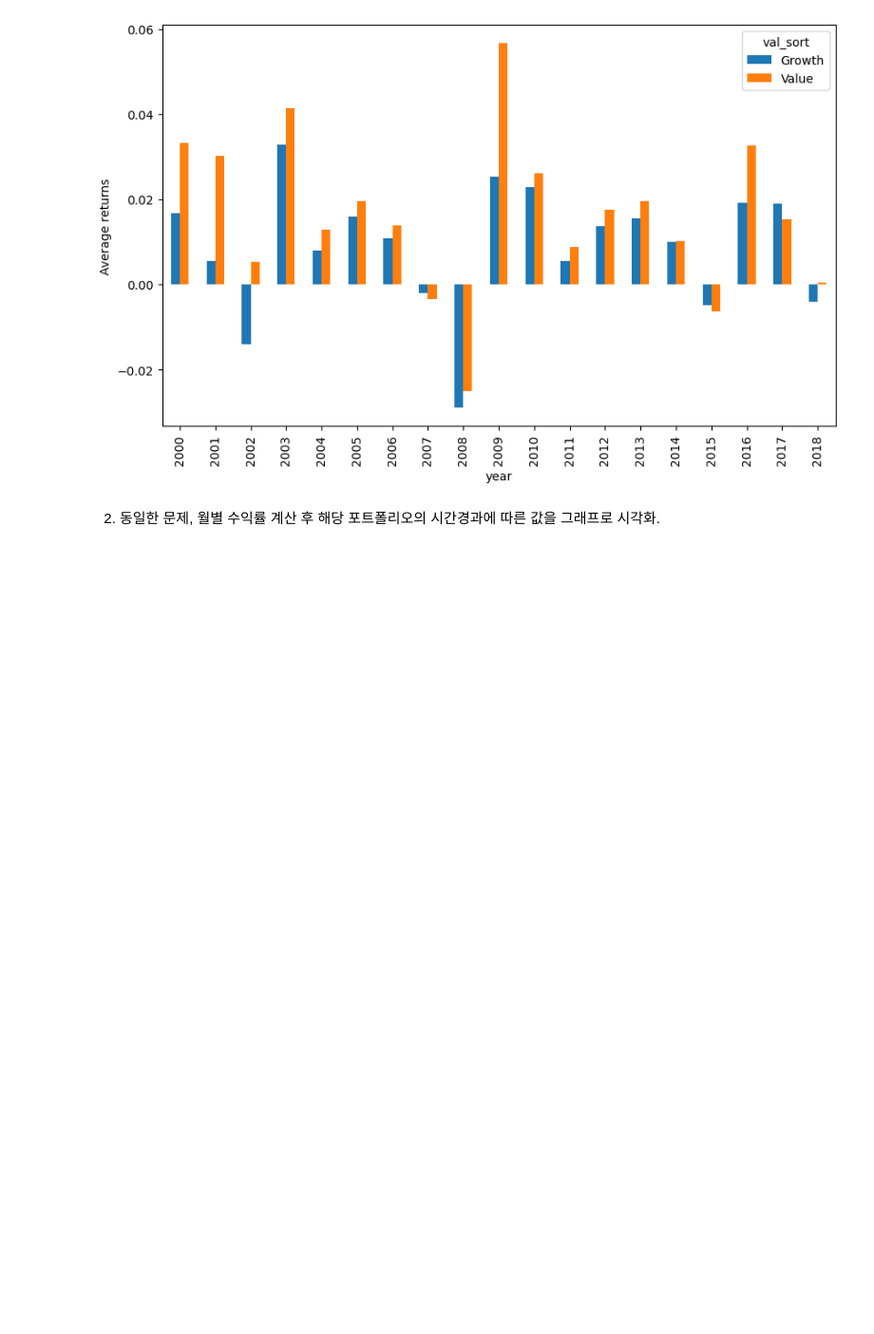
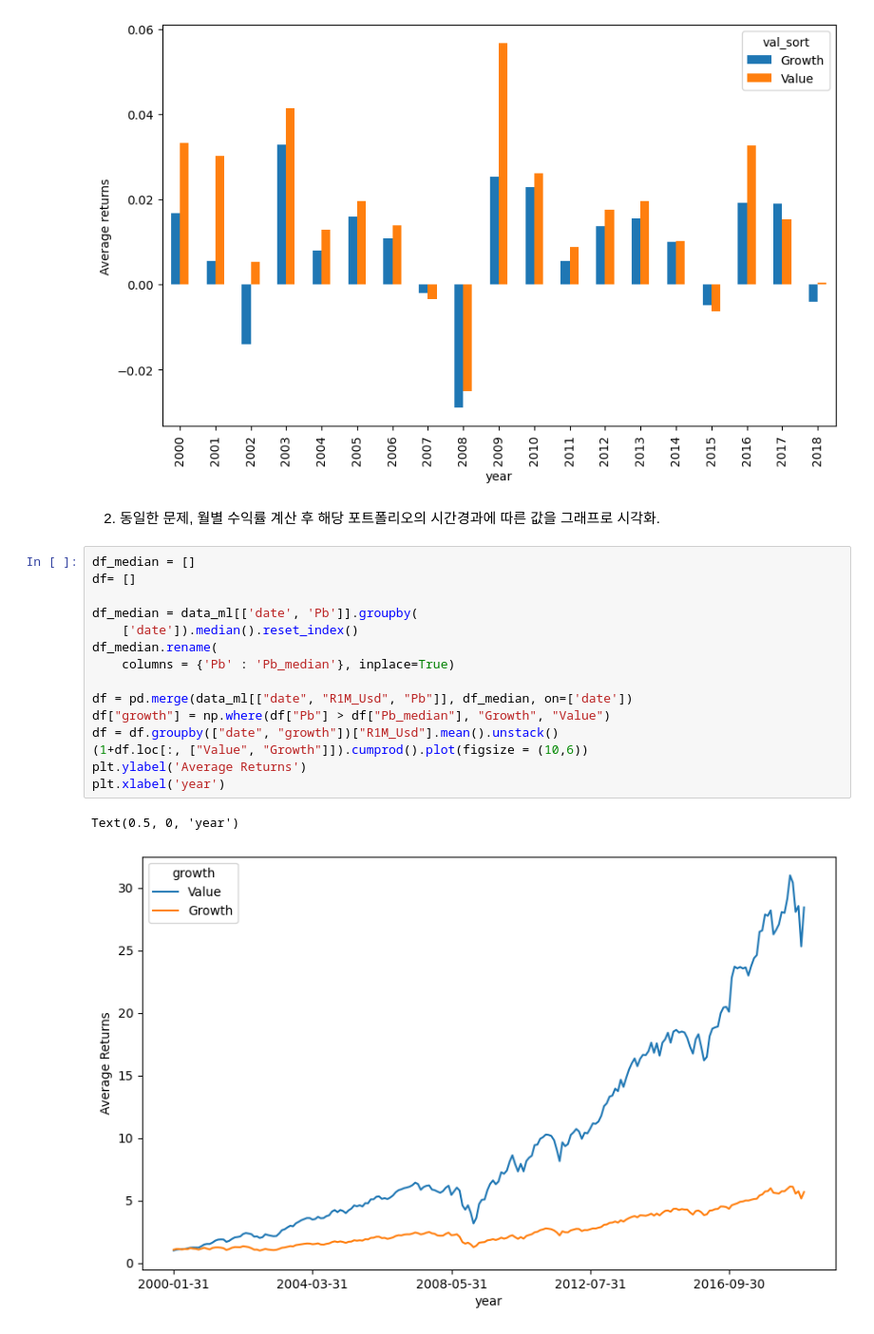
Before and after one commit to nomorebye/coding, a Jupyter notebook: ai3/chap1+3.ipynb, the cells around one changed output. Shown at 95% size. Saved outputs shown, nothing was run; the diff lists cells and outputs as text; blank space fills up the shorter version.

```diff
--- a/ai3/chap1+3.ipynb
+++ b/ai3/chap1+3.ipynb
@@ -412,3 +412,21 @@ df.head()
 [figure]
 # %% [markdown]
 2. 동일한 문제, 월별 수익률 계산 후 해당 포트폴리오의 시간경과에 따른 값을 그래프로 시각화.
+# %%
+df_median = []
+df= []
+
+df_median = data_ml[['date', 'Pb']].groupby(
+    ['date']).median().reset_index()
+df_median.rename(
+    columns = {'Pb' : 'Pb_median'}, inplace=True)
+
+df = pd.merge(data_ml[["date", "R1M_Usd", "Pb"]], df_median, on=['date'])
+df["growth"] = np.where(df["Pb"] > df["Pb_median"], "Growth", "Value")
+df = df.groupby(["date", "growth"])["R1M_Usd"].mean().unstack()
+(1+df.loc[:, ["Value", "Growth"]]).cumprod().plot(figsize = (10,6))
+plt.ylabel('Average Returns')
+plt.xlabel('year')
+# %% [output]
+Text(0.5, 0, 'year')
+[figure, added]
```
